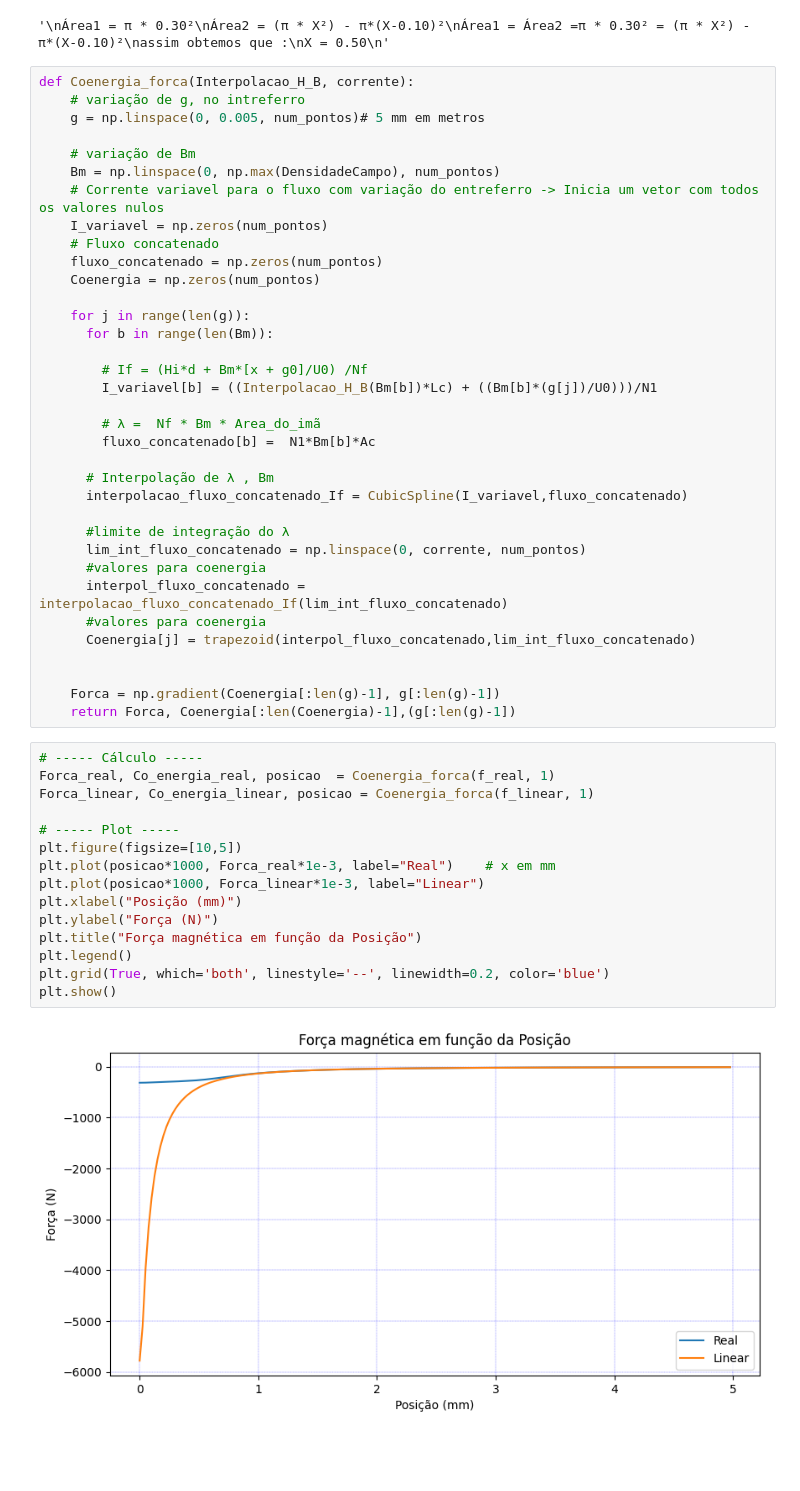
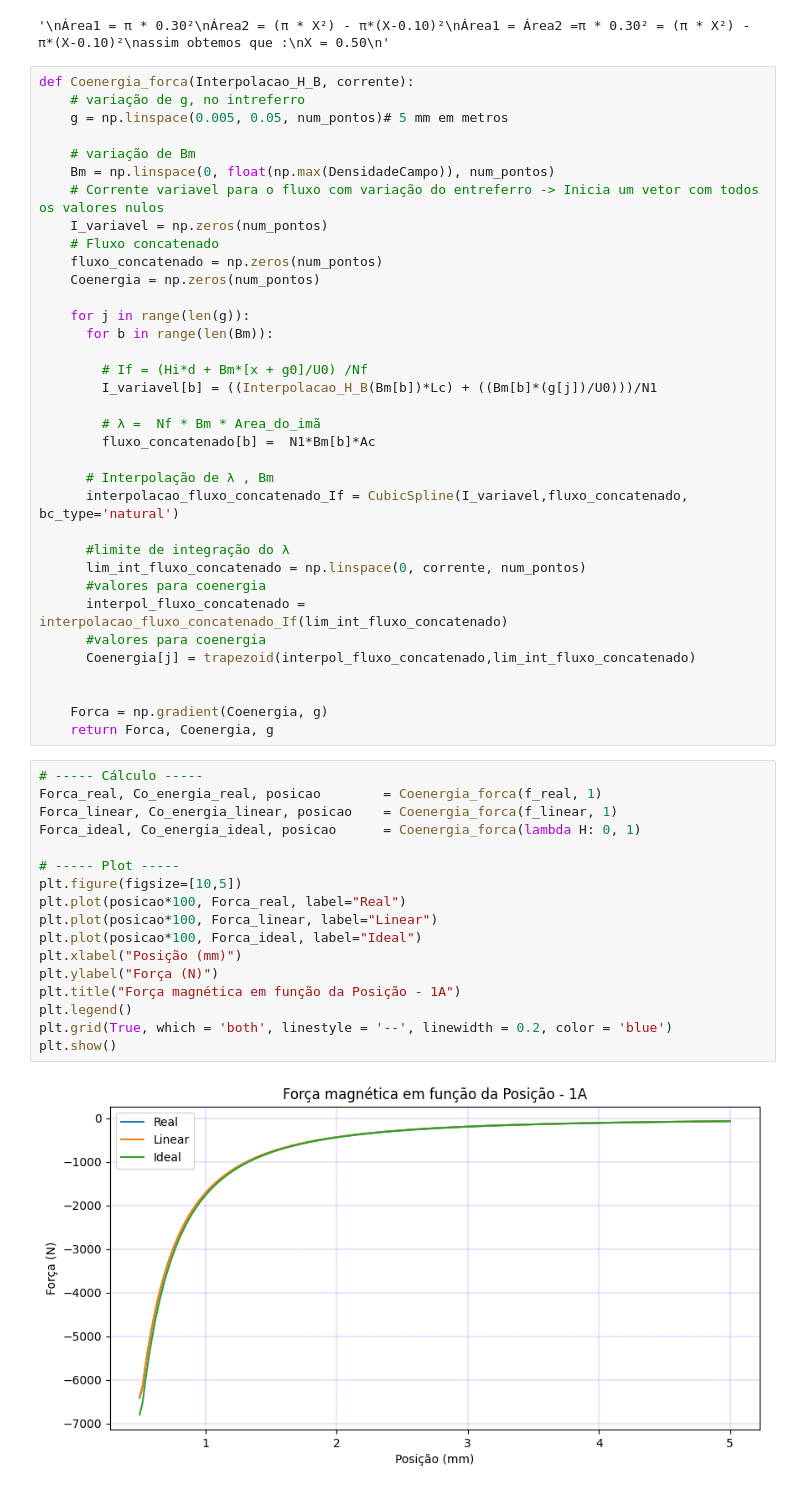
Before and after one commit to marcus-valmeida/Projeto-conversao, a Jupyter notebook: exercicio1/exercicio1.ipynb, the cells around one changed output. Drawn from its saved outputs; the diff is of its cells as text; blank space fills up the shorter version.

```diff
--- a/exercicio1/exercicio1.ipynb
+++ b/exercicio1/exercicio1.ipynb
@@ -71,10 +71,10 @@ X = 0.50
 # %%
 def Coenergia_forca(Interpolacao_H_B, corrente):
     # variação de g, no intreferro
-    g = np.linspace(0, 0.005, num_pontos)# 5 mm em metros
+    g = np.linspace(0.005, 0.05, num_pontos)# 5 mm em metros
 
     # variação de Bm
-    Bm = np.linspace(0, np.max(DensidadeCampo), num_pontos)
+    Bm = np.linspace(0, float(np.max(DensidadeCampo)), num_pontos)
     # Corrente variavel para o fluxo com variação do entreferro -> Inicia um vetor com todos os valores nulos
     I_variavel = np.zeros(num_pontos)
     # Fluxo concatenado
@@ -91,7 +91,7 @@ def Coenergia_forca(Interpolacao_H_B, corrente):
         fluxo_concatenado[b] =  N1*Bm[b]*Ac
 
       # Interpolação de λ , Bm
-      interpolacao_fluxo_concatenado_If = CubicSpline(I_variavel,fluxo_concatenado)
+      interpolacao_fluxo_concatenado_If = CubicSpline(I_variavel,fluxo_concatenado, bc_type='natural')
 
       #limite de integração do λ
       lim_int_fluxo_concatenado = np.linspace(0, corrente, num_pontos)
@@ -101,22 +101,24 @@ def Coenergia_forca(Interpolacao_H_B, corrente):
       Coenergia[j] = trapezoid(interpol_fluxo_concatenado,lim_int_fluxo_concatenado)
 
 
-    Forca = np.gradient(Coenergia[:len(g)-1], g[:len(g)-1])
-    return Forca, Coenergia[:len(Coenergia)-1],(g[:len(g)-1])
+    Forca = np.gradient(Coenergia, g)
+    return Forca, Coenergia, g
 # %%
 # ----- Cálculo -----
-Forca_real, Co_energia_real, posicao  = Coenergia_forca(f_real, 1)
-Forca_linear, Co_energia_linear, posicao = Coenergia_forca(f_linear, 1)
+Forca_real, Co_energia_real, posicao        = Coenergia_forca(f_real, 1)
+Forca_linear, Co_energia_linear, posicao    = Coenergia_forca(f_linear, 1)
+Forca_ideal, Co_energia_ideal, posicao      = Coenergia_forca(lambda H: 0, 1)
 
 # ----- Plot -----
 plt.figure(figsize=[10,5])
-plt.plot(posicao*1000, Forca_real*1e-3, label="Real")    # x em mm
-plt.plot(posicao*1000, Forca_linear*1e-3, label="Linear")
+plt.plot(posicao*100, Forca_real, label="Real")
+plt.plot(posicao*100, Forca_linear, label="Linear")
+plt.plot(posicao*100, Forca_ideal, label="Ideal")
 plt.xlabel("Posição (mm)")
 plt.ylabel("Força (N)")
-plt.title("Força magnética em função da Posição")
+plt.title("Força magnética em função da Posição - 1A")
 plt.legend()
-plt.grid(True, which='both', linestyle='--', linewidth=0.2, color='blue')
+plt.grid(True, which = 'both', linestyle = '--', linewidth = 0.2, color = 'blue')
 plt.show()
 # %% [output]
-[figure, old version]
+[figure, new version]
```
Also changed, not shown: parts of 3 cells of this notebook.
